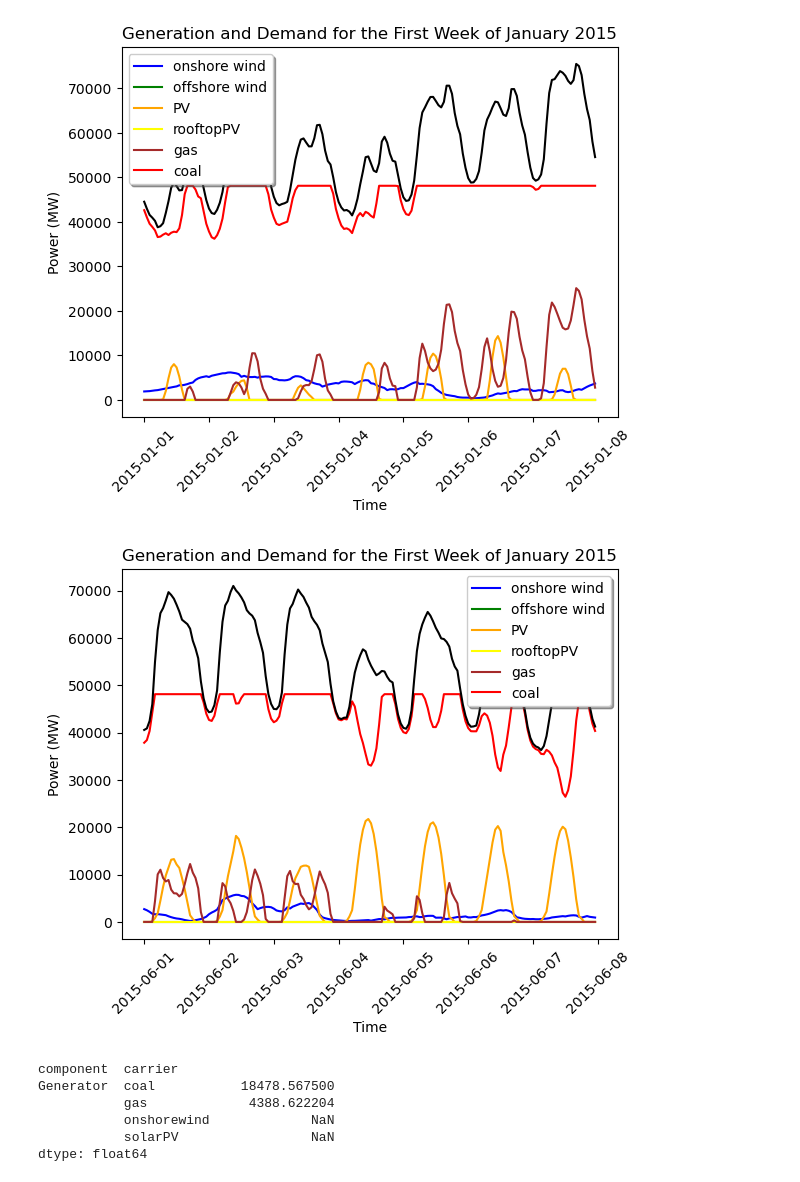
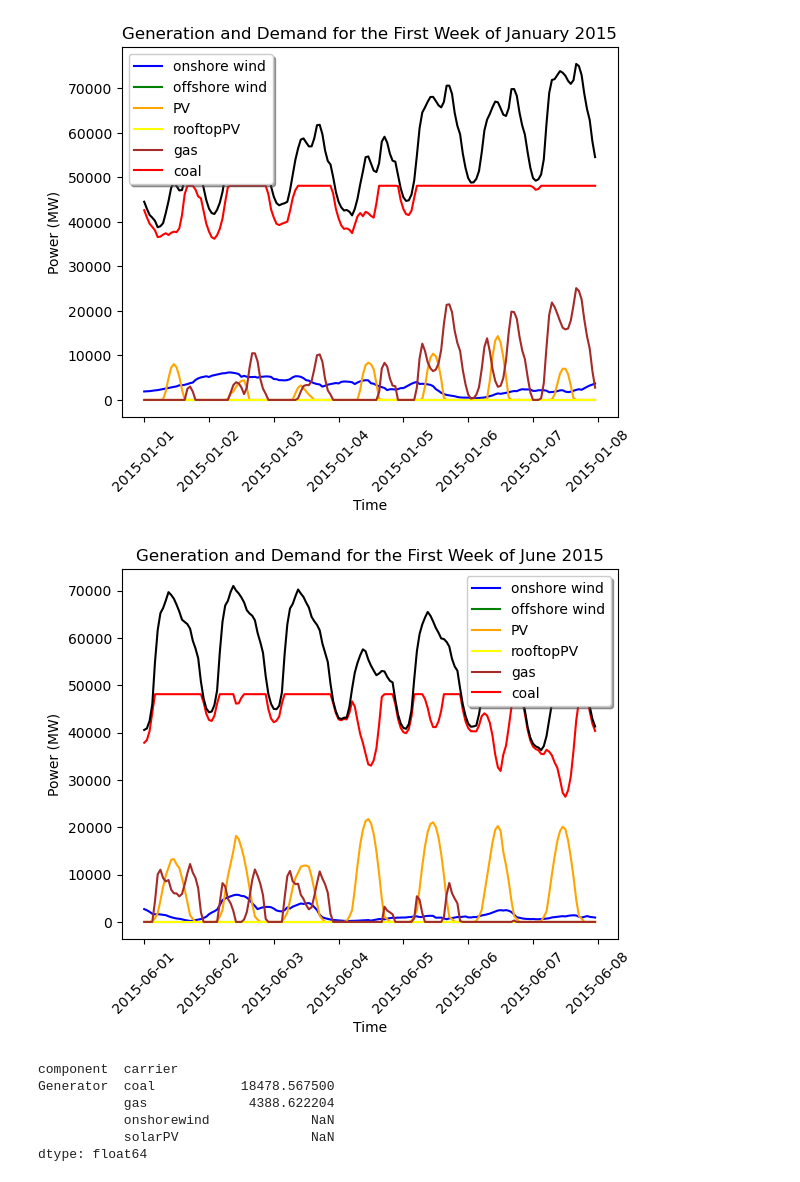
Before and after one commit to alex-catruc/IntegratedEG, a Jupyter notebook: AssignmentA-E.ipynb, the cells around one changed output. Cells and saved outputs as stored; diff of their text form; code cells hidden in the pictures.

Commit message:
Updated plot title of the First Week of June 2015

```diff
--- a/AssignmentA-E.ipynb
+++ b/AssignmentA-E.ipynb
@@ -303,27 +302,27 @@ plt.show()
 # %%
 # Plot dispatch for a week in summer
 start_date_2 = '2015-06-01'
 end_date_2 = '2015-06-07'
 week_2 = network.generators_t.p.loc[start_date_2:end_date_2]
 
 
 plt.plot(week_2['onshorewind'], color='blue', label='onshore wind')
 plt.plot(week_2['offshorewind'], color='green', label='offshore wind')
 plt.plot(week_2['PV'], color='orange', label='PV')
 plt.plot(week_2['rooftopPV'], color='yellow', label='rooftopPV')
 plt.plot(week_2['OCGT'], color='brown', label='gas')
 plt.plot(week_2['coal'], color='red', label='coal')
 plt.legend(fancybox=True, shadow=True, loc='best')
 plt.plot(network.loads_t.p['load'].loc[start_date_2:end_date_2], color='black', label='demand')
 plt.xlabel('Time')
 plt.ylabel('Power (MW)')
-plt.title('Generation and Demand for the First Week of January 2015')
+plt.title('Generation and Demand for the First Week of June 2015')
 
 # Rotate x-axis labels
 plt.xticks(rotation=45)
 plt.show()
 # %% [output]
-[figure, old version]
+[figure, new version]
 # %%
 (network.statistics.capex() + network.statistics.opex()).div(1e6)
 # %% [output]
```
Also changed, not shown: parts of 11 cells of this notebook.
